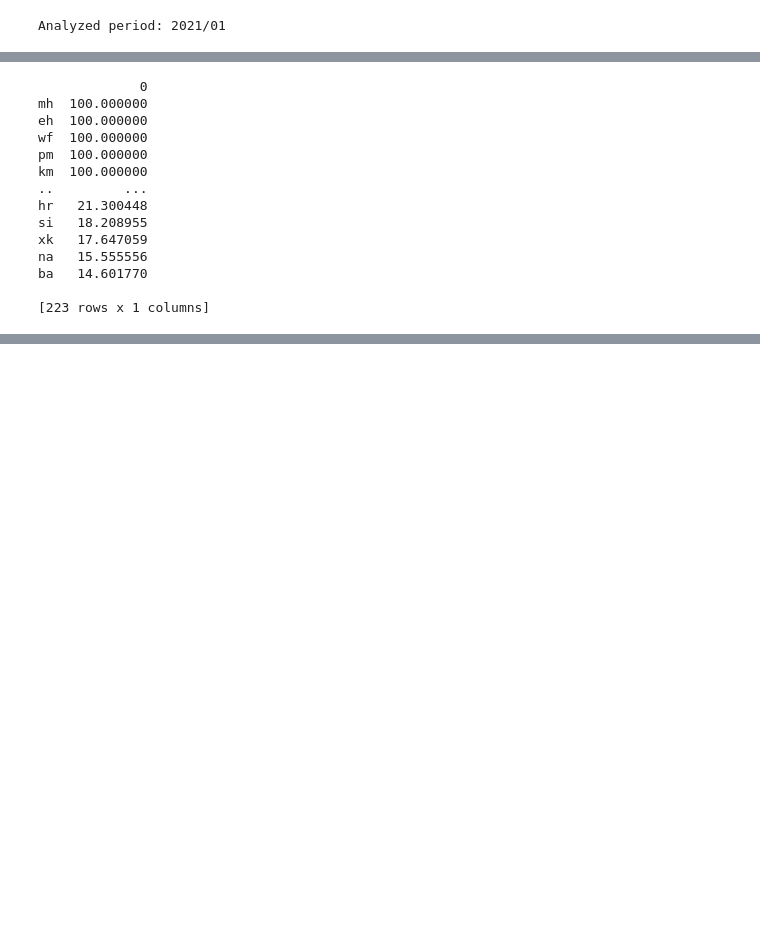
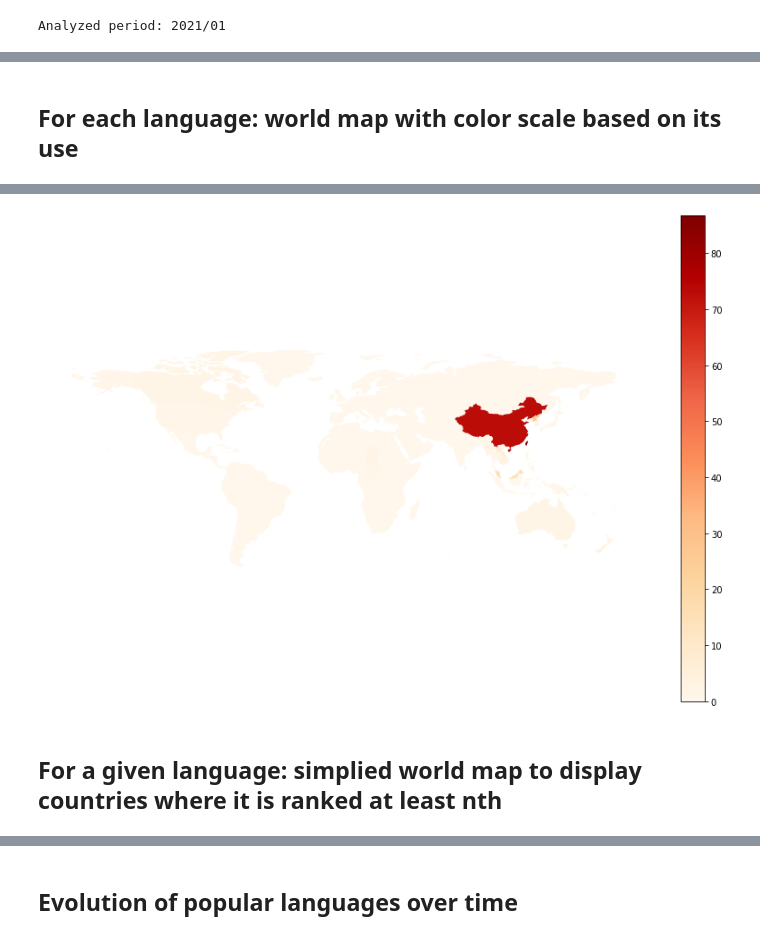
Before and after one commit to a455bcd9/wikilangtrends, a Jupyter notebook: Wikipedia Languages.ipynb, the cells around one changed output, grey strips where cells are left out. Cells and saved outputs as stored; diff of their text form; code cells hidden in the pictures; blank space fills up the shorter version.

```diff
--- a/Wikipedia Languages.ipynb
+++ b/Wikipedia Languages.ipynb
@@ -26,6 +38,4 @@ projects = json.loads(projects_list_json)
 # %%
-# Get list of all Wikipedias
-
 wiki_codes = []
 id = 0
 
@@ -50,7 +60,8 @@ for i in projects['sitematrix']:
 test_mode = False
 if test_mode:
     # Set to have unique languade codes in case there's a mistake in the list
-    wiki_codes = set(['en', 'fr', 'de', 'es', 'ru', 'tr', 'ko', 'ja', 'ar', 'it', 'zh', 'arz', 'nl', 'pt', 'he'])
+    wiki_codes = set(['en', 'ja', 'es', 'de', 'ru', 'fr', 'it', 'zh', 'pt', 'pl', 'tr', 'ko', 'ar', 'arz', 'nl', 'he', 'fa', 'id'])
+    # wiki_codes = ['fr', 'de']
 
 print('Analysis of', len(wiki_codes), 'Wikipedias')
 # %% [output]
@@ -256,13 +270,13 @@ world[world.name != 'Antarctica'].plot(column='language', figsize=(15, 10), lege
 [figure]
+# %% [markdown]
+## For each language: world map with color scale based on its use
 # %%
-# For a given language, world map with color scale based on its use
-
 # Percentage instead of absolute numbers
 # https://stackoverflow.com/a/42006745/5285608
 all_wikipedias_relative = all_wikipedias[all_wikipedias.columns].div(all_wikipedias[all_wikipedias.columns].sum(axis=1), axis=0).multiply(100)
 
 # Language to display
-language_code = 'fr'
+language_code = 'zh'
 
 worldmap_chart = pygal.maps.world.World()
 # Threshold in percentage
@@ -272,32 +286,41 @@ worldmap_chart.title = 'Popularity of Wikipedia in ' + language_code + ' by coun
 language_relative = all_wikipedias_relative[language_code].to_dict()
 
 # Country codes to lowercase & filtering based on threshold
-language_relative = {key.lower(): value for key, value in language_relative.items() if value > threshold}
+language_relative_filtered = {key.lower(): value for key, value in language_relative.items() if value > threshold}
 
 # Countries where this language is the most viewed, descending order
-if pd.DataFrame.from_dict(language_relative, orient='index').empty is False:
-    print(pd.DataFrame.from_dict(language_relative, orient='index').sort_values(by=0, ascending=False))
+if pd.DataFrame.from_dict(language_relative_filtered, orient='index').empty is False:
+    # print(pd.DataFrame.from_dict(language_relative_filtered, orient='index').sort_values(by=0, ascending=False))
 
     # Add to the map
-    worldmap_chart.add(language_code, language_relative)
+    worldmap_chart.add(language_code, language_relative_filtered)
 
     # Display in the notebook
     svg_code = worldmap_chart.render()
-    display_svg(svg_code)
 else:
-    print('No country with', language_code, 'above the selected threshold')
+     print('No country with', language_code, 'above the selected threshold')
+
+
+# Try another lib
+world[language_code] = 0
+
+for key, value in language_relative.items():
+    world.loc[world.iso_a2 == key, language_code] = value
+
+params = {
+    'column': language_code,
+    'figsize': (15, 10),
+    'legend': True,
+    'cmap': 'OrRd',
+    # Wistia
+    #'missing_kwds': {
+    #    'color': 'white',
+    #    'edgecolor': 'lightgrey',
+    #    'label': '--',
+    #},
+}
+
+world[world.name != 'Antarctica'].plot(**params).set_axis_off();
+
+display_svg(svg_code)
 # %% [output]
-             0
-mh  100.000000
-eh  100.000000
-wf  100.000000
-pm  100.000000
-km  100.000000
-..         ...
-hr   21.300448
-si   18.208955
-xk   17.647059
-na   15.555556
-ba   14.601770
-
-[223 rows x 1 columns]
@@ -304 +328,4 @@ ba   14.601770
+[figure, added]
+# %% [markdown]
+## For a given language: simplied world map to display countries where it is ranked at least nth
 # %%
@@ -336,4 +361,6 @@ svg_code = worldmap_chart.render()
 display_svg(svg_code)
 # %% [output]
 [drawing not drawn]
+# %% [markdown]
+## Evolution of popular languages over time
 # %%
```
Also changed, not shown: parts of 17 cells of this notebook.
